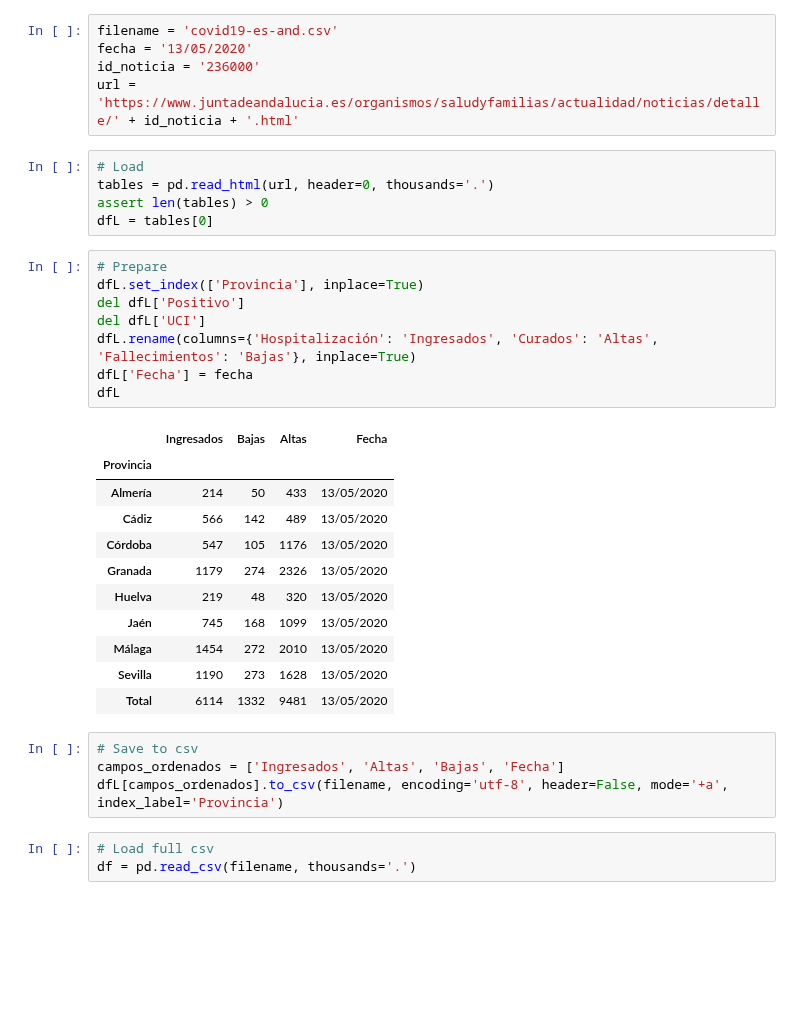
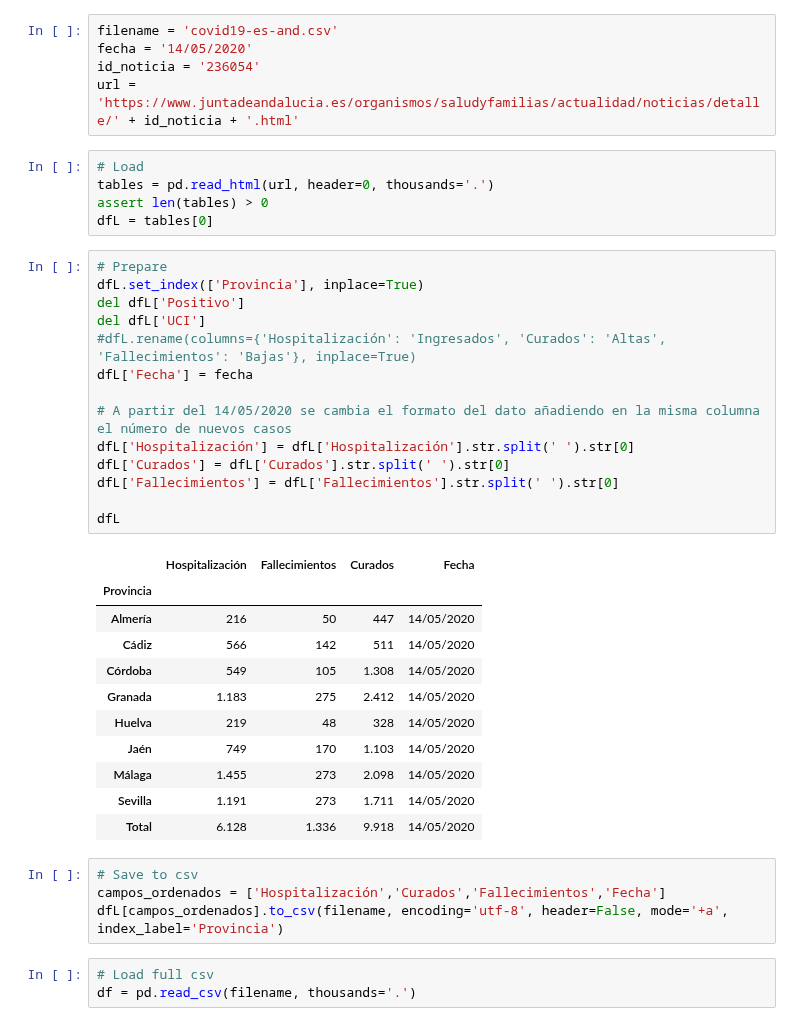
Before and after one commit to kfern/jupyter, a Jupyter notebook: covid19-es-and/day2csv.ipynb, the cells around one changed output. Cells and saved outputs as stored; diff of their text form; blank space fills up the shorter version.

```diff
--- a/covid19-es-and/day2csv.ipynb
+++ b/covid19-es-and/day2csv.ipynb
@@ -7,8 +7,8 @@ import seaborn as sns
 https://www.juntadeandalucia.es/organismos/saludyfamilias/actualidad/noticias.html
 # %%
 filename = 'covid19-es-and.csv'
-fecha = '13/05/2020'
-id_noticia = '236000'
+fecha = '14/05/2020'
+id_noticia = '236054'
 url = 'https://www.juntadeandalucia.es/organismos/saludyfamilias/actualidad/noticias/detalle/' + id_noticia + '.html'
 # %%
 # Load
@@ -18,26 +18,32 @@ dfL = tables[0]
 # %%
 # Prepare
 dfL.set_index(['Provincia'], inplace=True)
 del dfL['Positivo']
 del dfL['UCI']
-dfL.rename(columns={'Hospitalización': 'Ingresados', 'Curados': 'Altas', 'Fallecimientos': 'Bajas'}, inplace=True)
+#dfL.rename(columns={'Hospitalización': 'Ingresados', 'Curados': 'Altas', 'Fallecimientos': 'Bajas'}, inplace=True)
 dfL['Fecha'] = fecha
+
+# A partir del 14/05/2020 se cambia el formato del dato añadiendo en la misma columna el número de nuevos casos
+dfL['Hospitalización'] = dfL['Hospitalización'].str.split(' ').str[0]
+dfL['Curados'] = dfL['Curados'].str.split(' ').str[0]
+dfL['Fallecimientos'] = dfL['Fallecimientos'].str.split(' ').str[0]
+
 dfL
 # %% [output]
-|  | Ingresados | Bajas | Altas | Fecha |
+|  | Hospitalización | Fallecimientos | Curados | Fecha |
 | Provincia |  |  |  |  |
-| Almería | 214 | 50 | 433 | 13/05/2020 |
-| Cádiz | 566 | 142 | 489 | 13/05/2020 |
-| Córdoba | 547 | 105 | 1176 | 13/05/2020 |
-| Granada | 1179 | 274 | 2326 | 13/05/2020 |
-| Huelva | 219 | 48 | 320 | 13/05/2020 |
-| Jaén | 745 | 168 | 1099 | 13/05/2020 |
-| Málaga | 1454 | 272 | 2010 | 13/05/2020 |
-| Sevilla | 1190 | 273 | 1628 | 13/05/2020 |
-| Total | 6114 | 1332 | 9481 | 13/05/2020 |
+| Almería | 216 | 50 | 447 | 14/05/2020 |
+| Cádiz | 566 | 142 | 511 | 14/05/2020 |
+| Córdoba | 549 | 105 | 1.308 | 14/05/2020 |
+| Granada | 1.183 | 275 | 2.412 | 14/05/2020 |
+| Huelva | 219 | 48 | 328 | 14/05/2020 |
+| Jaén | 749 | 170 | 1.103 | 14/05/2020 |
+| Málaga | 1.455 | 273 | 2.098 | 14/05/2020 |
+| Sevilla | 1.191 | 273 | 1.711 | 14/05/2020 |
+| Total | 6.128 | 1.336 | 9.918 | 14/05/2020 |
 # %%
 # Save to csv
-campos_ordenados = ['Ingresados', 'Altas', 'Bajas', 'Fecha']
+campos_ordenados = ['Hospitalización','Curados','Fallecimientos','Fecha']
 dfL[campos_ordenados].to_csv(filename, encoding='utf-8', header=False, mode='+a', index_label='Provincia')
 # %%
 # Load full csv
```
Also changed, not shown: parts of 6 cells of this notebook, 1 other file.
